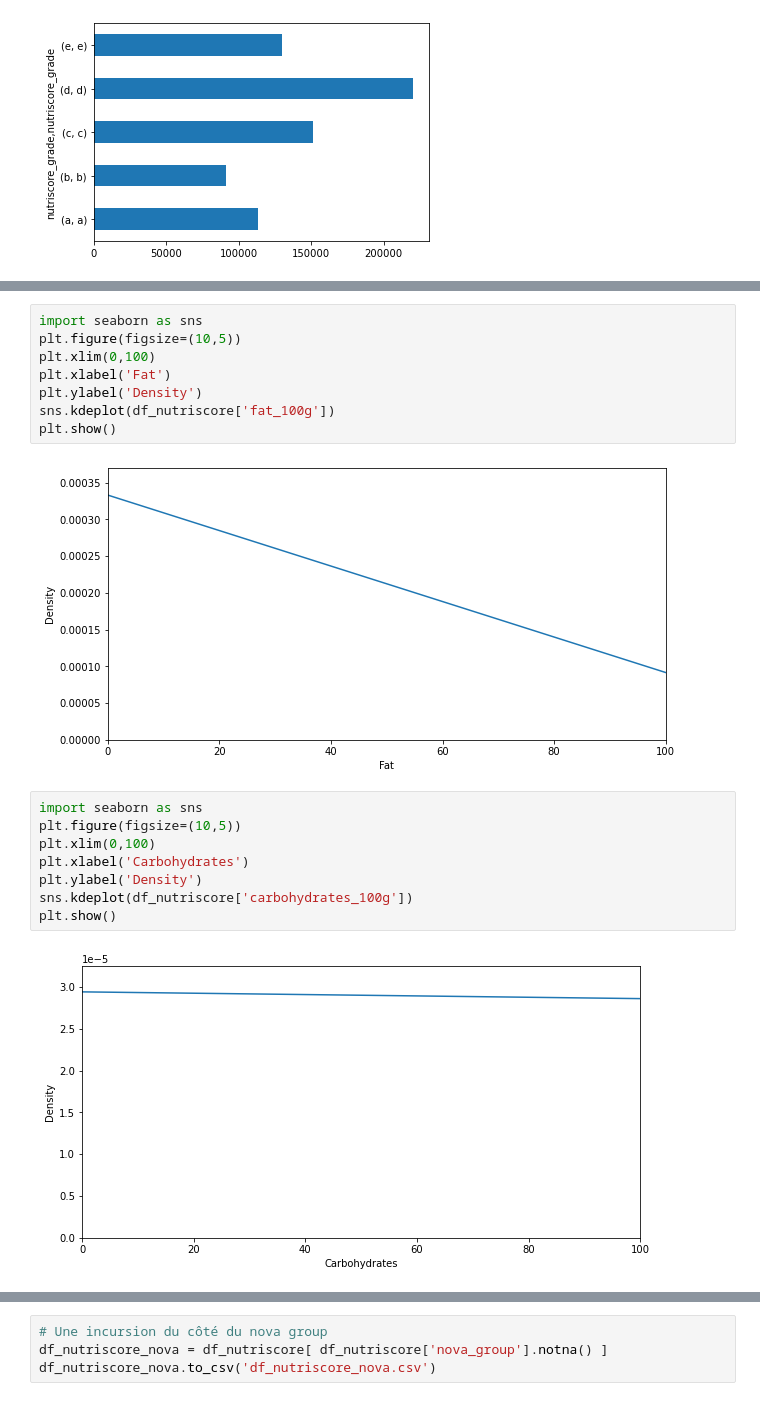
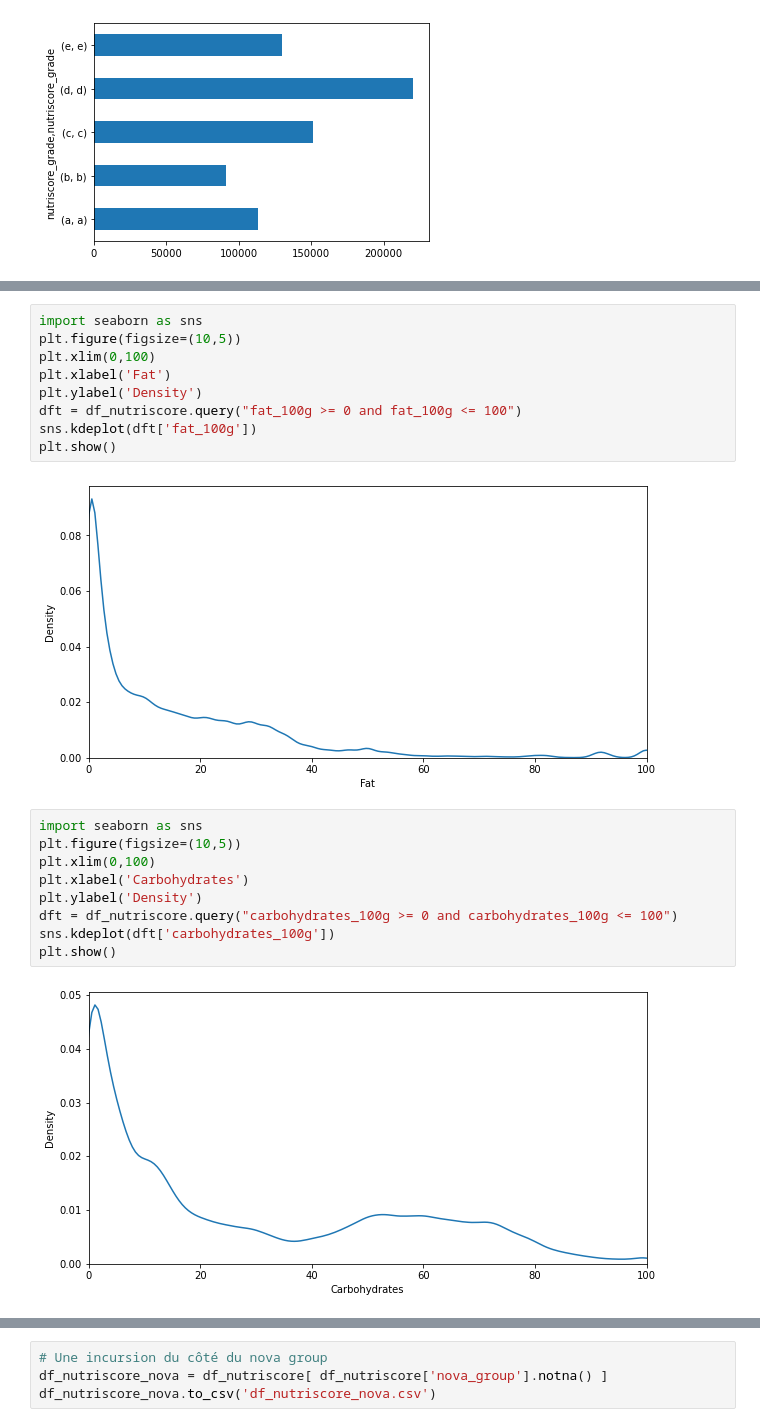
Before and after one commit to benprieur/Jupyter, a Jupyter notebook: Projet 2.ipynb, the cells around one changed output, grey strips where cells are left out. Saved outputs shown, nothing was run; the diff lists cells and outputs as text.

```diff
--- a/Projet 2.ipynb
+++ b/Projet 2.ipynb
@@ -99,20 +102,22 @@ plt.figure(figsize=(10,5))
 plt.xlim(0,100)
 plt.xlabel('Fat')
 plt.ylabel('Density')
-sns.kdeplot(df_nutriscore['fat_100g'])
+dft = df_nutriscore.query("fat_100g >= 0 and fat_100g <= 100")
+sns.kdeplot(dft['fat_100g'])
 plt.show()
 # %% [output]
-[figure, old version]
+[figure, new version]
 # %%
 import seaborn as sns
 plt.figure(figsize=(10,5))
 plt.xlim(0,100)
 plt.xlabel('Carbohydrates')
 plt.ylabel('Density')
-sns.kdeplot(df_nutriscore['carbohydrates_100g'])
+dft = df_nutriscore.query("carbohydrates_100g >= 0 and carbohydrates_100g <= 100")
+sns.kdeplot(dft['carbohydrates_100g'])
 plt.show()
 # %% [output]
-[figure, old version]
+[figure, new version]
 # %%
 import seaborn as sns
 plt.figure(figsize=(10,5))
```
Also changed, not shown: parts of 29 cells of this notebook.
